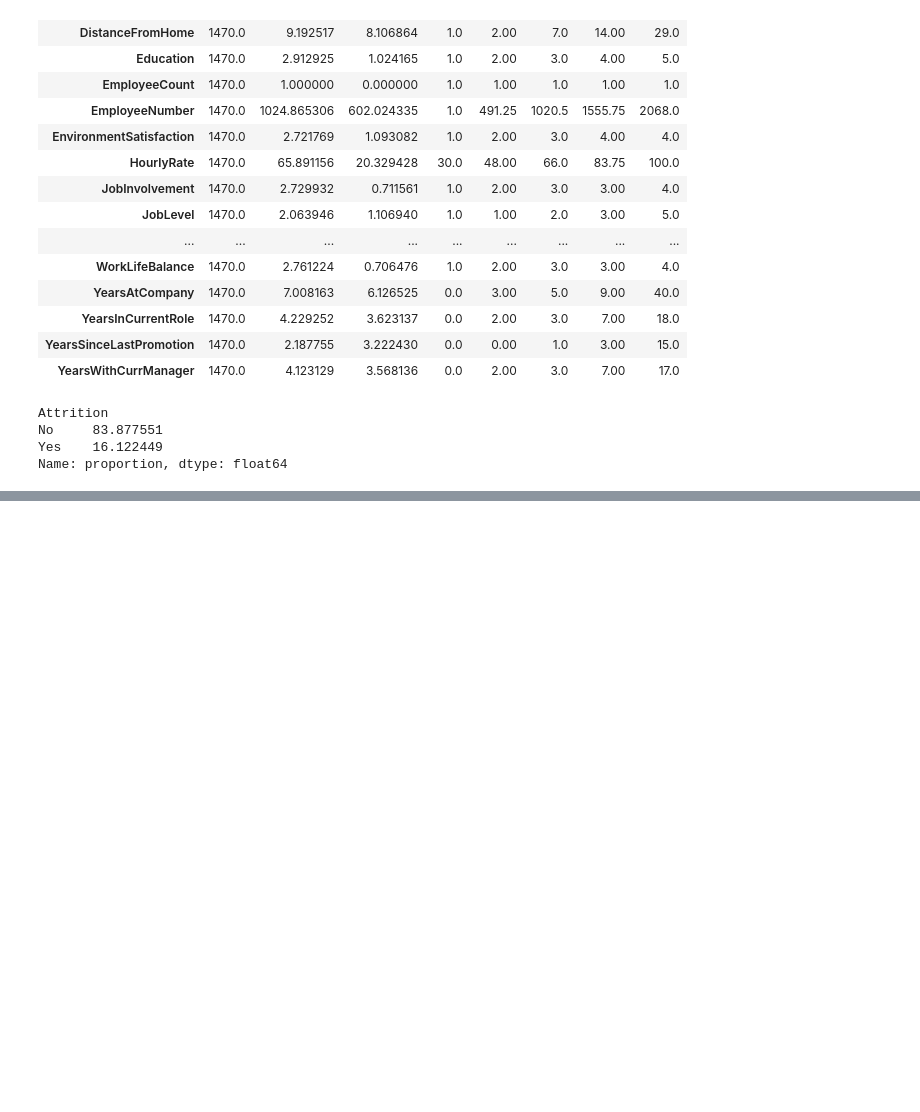
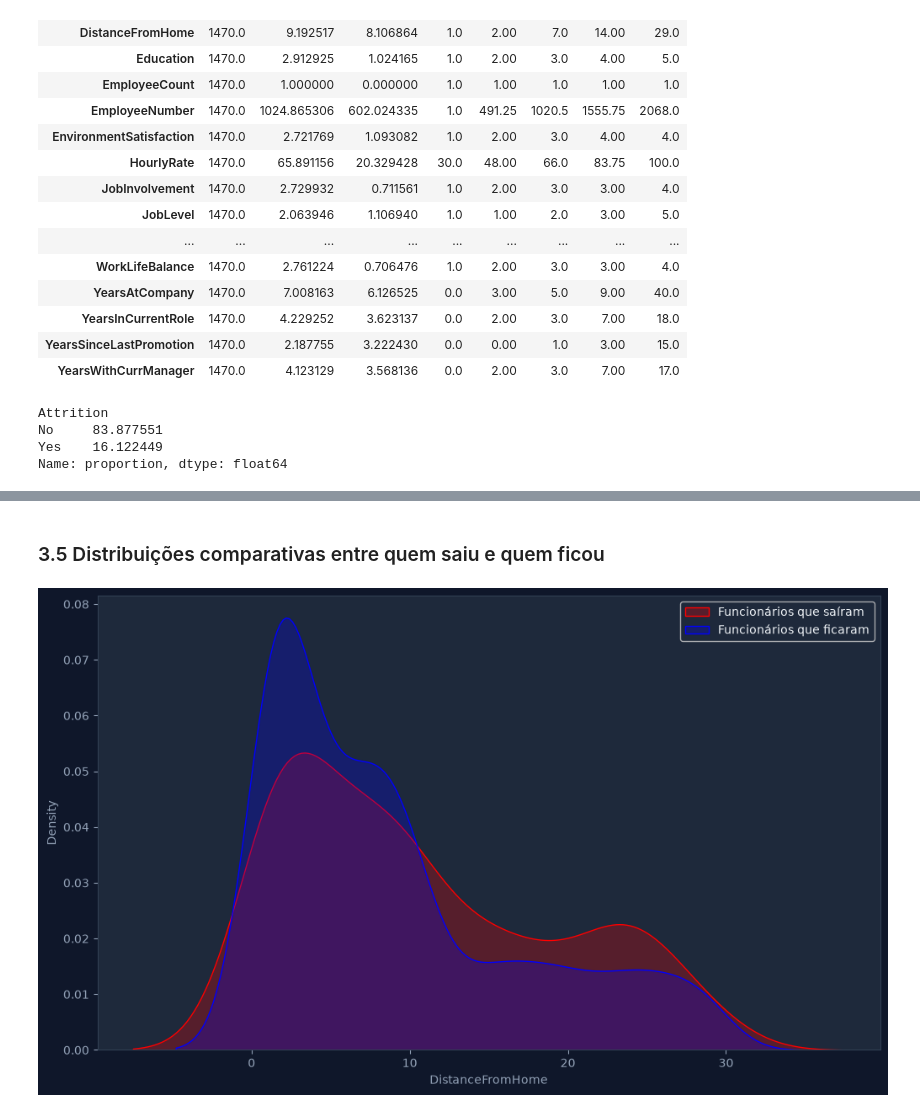
Before and after one commit to esscova/data-trivium, a Jupyter notebook: Machine Learning/Prevendo a rotatividade de funcionários/prevendo rotatividade de funcionários.ipynb, the cells around one changed output, grey strips where cells are left out. Drawn from its saved outputs; the diff is of its cells as text; code cells hidden in the pictures; blank space fills up the shorter version.

```diff
--- a/Machine Learning/Prevendo a rotatividade de funcionários/prevendo rotatividade de funcionários.ipynb
+++ b/Machine Learning/Prevendo a rotatividade de funcionários/prevendo rotatividade de funcionários.ipynb
@@ -187,0 +294,13 @@ Name: proportion, dtype: float64
+# %% [markdown]
+### 3.5 Distribuições comparativas entre quem saiu e quem ficou
+# %%
+left_df = employee_df[employee_df['Attrition'] == 'Yes']
+stayed_df = employee_df[employee_df['Attrition'] == 'No']
+
+plt.figure(figsize=(12, 7))
+sns.kdeplot(left_df['DistanceFromHome'], label='Funcionários que saíram', shade=True, color='r')
+sns.kdeplot(stayed_df['DistanceFromHome'], label='Funcionários que ficaram', shade=True, color='b')
+plt.legend()
+plt.show()
+# %% [output]
+[figure, added]
```
Also changed, not shown: parts of 40 cells of this notebook.
